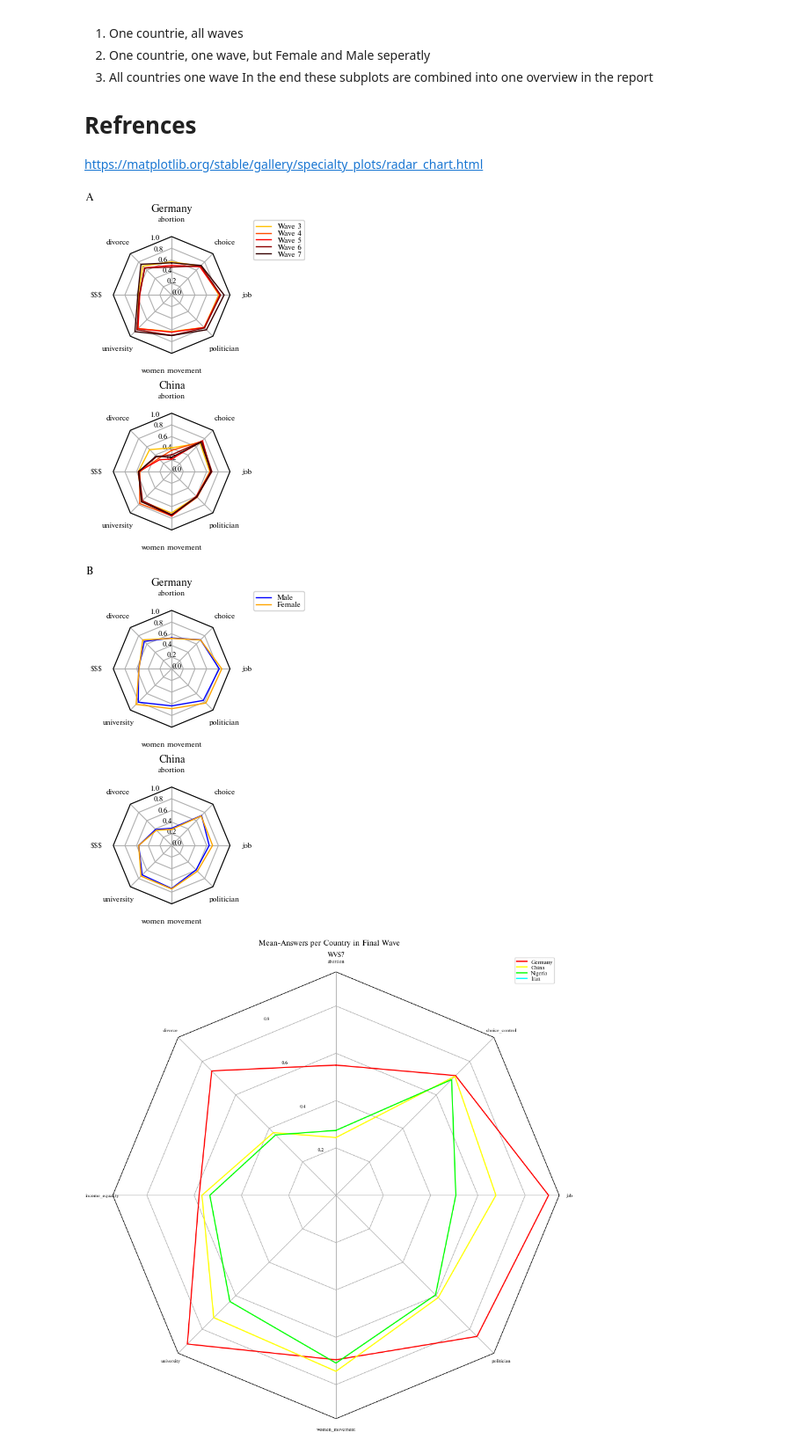
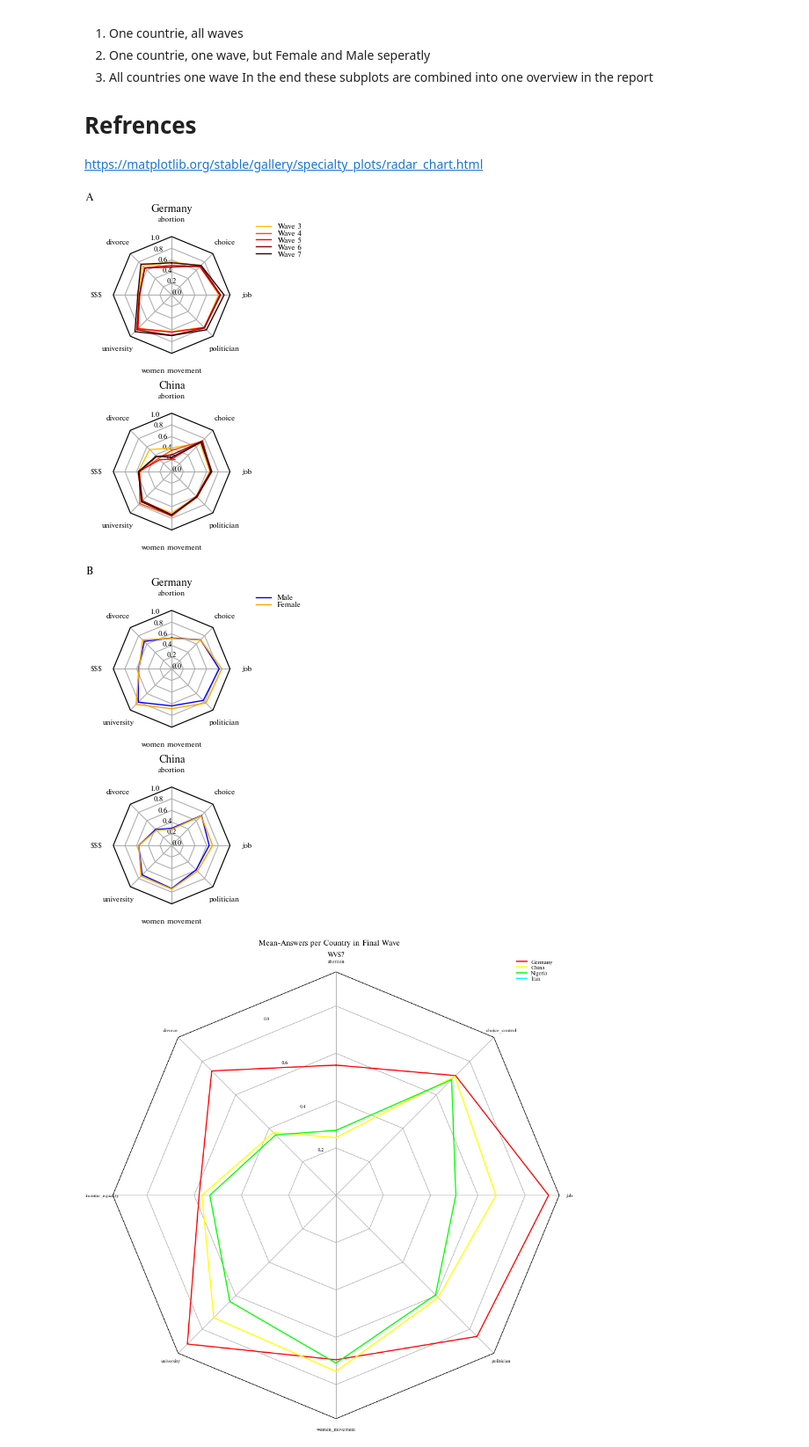
Before and after one commit to BeTheMaster/WorldGenderValues, a Jupyter notebook: src/02_visualize_country_characteristics.ipynb, the cells around one changed output. Shown at 88% size. Saved outputs shown, nothing was run; the diff lists cells and outputs as text; code cells hidden in the pictures.

Commit message:
new plots2

```diff
--- a/src/02_visualize_country_characteristics.ipynb
+++ b/src/02_visualize_country_characteristics.ipynb
@@ -231,35 +231,35 @@ fig, axs = plt.subplots(2,1, subplot_kw=dict(projection='radar'))
 
 
 colors = ['#ffc100', '#ff4d00', '#ff0000', '#8c0000', '#360101'] #, '#ff9a00','#ff7400'
 # Plot the four cases from the example data on separate axes
 for ax, (title, case_data) in zip(axs.flat, data):
     ax.set_rgrids([0,0.2, 0.4, 0.6, 0.8,1])
     ax.set_ylim(0,1)
     ax.set_title(title, position=(0.5, 1.1),
                 horizontalalignment='center', verticalalignment='center')
     for d, color in zip(case_data, colors):
         ax.plot(theta, d, color=color, linewidth=1)
         #ax.fill(theta, d, facecolor=color, alpha=0.25, label='_nolegend_')
     ax.set_varlabels(spoke_labels)
 
 # add legend relative to top-left plot
 # according to selected data, we have to select the correct labels
 #labels=  ('Male', 'Female')
 labels = ('Wave 3', 'Wave 4', 'Wave 5', 'Wave 6', 'Wave 7')
 legend = axs[0].legend(labels, loc=(1.2, 0.8),
-                        labelspacing=0.1)
+                        labelspacing=0.1, frameon=False)
 
 fig.text(0.2, 1, 'A',
         horizontalalignment='center', color='black')
 
 #plt.tight_layout(pad=2)
 plt.show()
 
 if save:
     fig.savefig('..\\plots\\radar\\mean-answers_per_country_per_wave.svg')
     fig.savefig('..\\plots\\radar\\mean-answers_per_country_per_wave.pdf')
 # %% [output]
-[figure, old version]
+[figure, new version]
 # %%
 N = 8
 theta = radar_factory(N, frame='polygon')
@@ -294,7 +294,7 @@ for ax, (title, case_data) in zip(axs.flat, data):
 # add legend relative to top-left plot
 labels=  ('Male', 'Female')
 legend = axs[0].legend(labels, loc=(1.2, 1),
-                        labelspacing=0.1)
+                        labelspacing=0.1, frameon=False)
 
 fig.text(0.2, 1, 'B',
         horizontalalignment='center', color='black')
@@ -307,7 +307,7 @@ if save:
     fig.savefig('..\\plots\\radar\\mean-answers_per_country_per_gender.svg')
     fig.savefig('..\\plots\\radar\\mean-answers_per_country_per_gender.pdf')
 # %% [output]
-[figure, old version]
+[figure, new version]
 # %%
 N = 8
 theta = radar_factory(N, frame='polygon')
```
Also changed, not shown: parts of 1 cell of this notebook, 4 other files.
